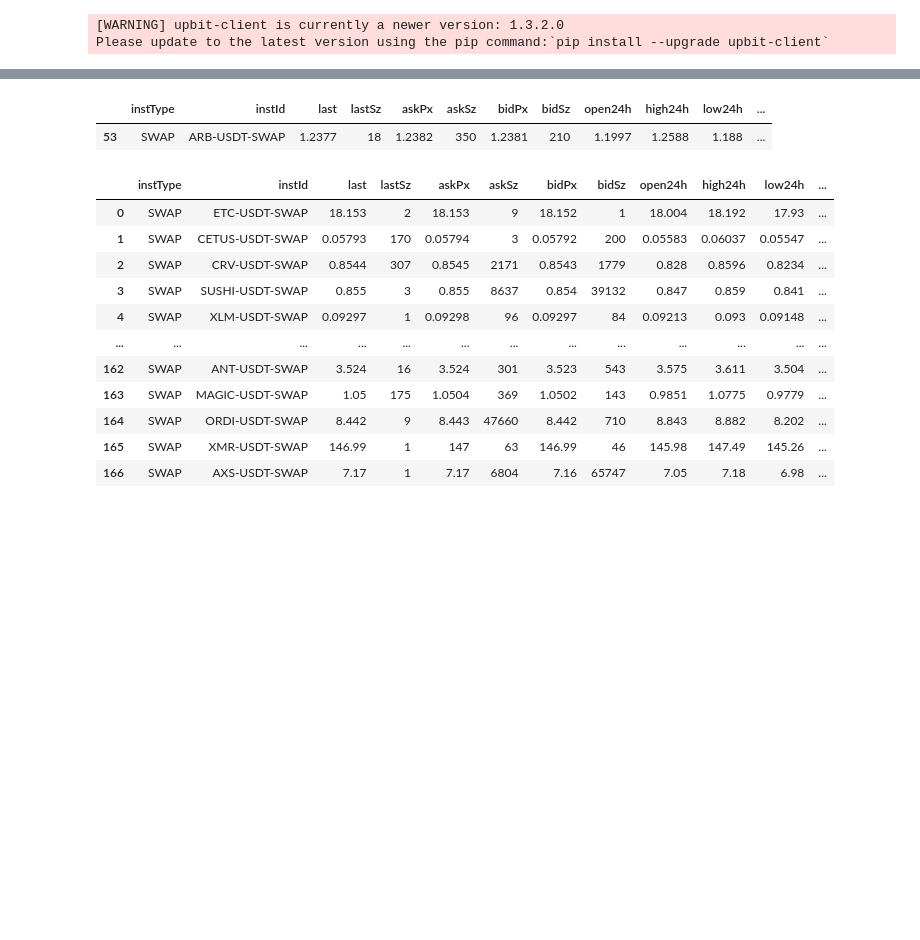
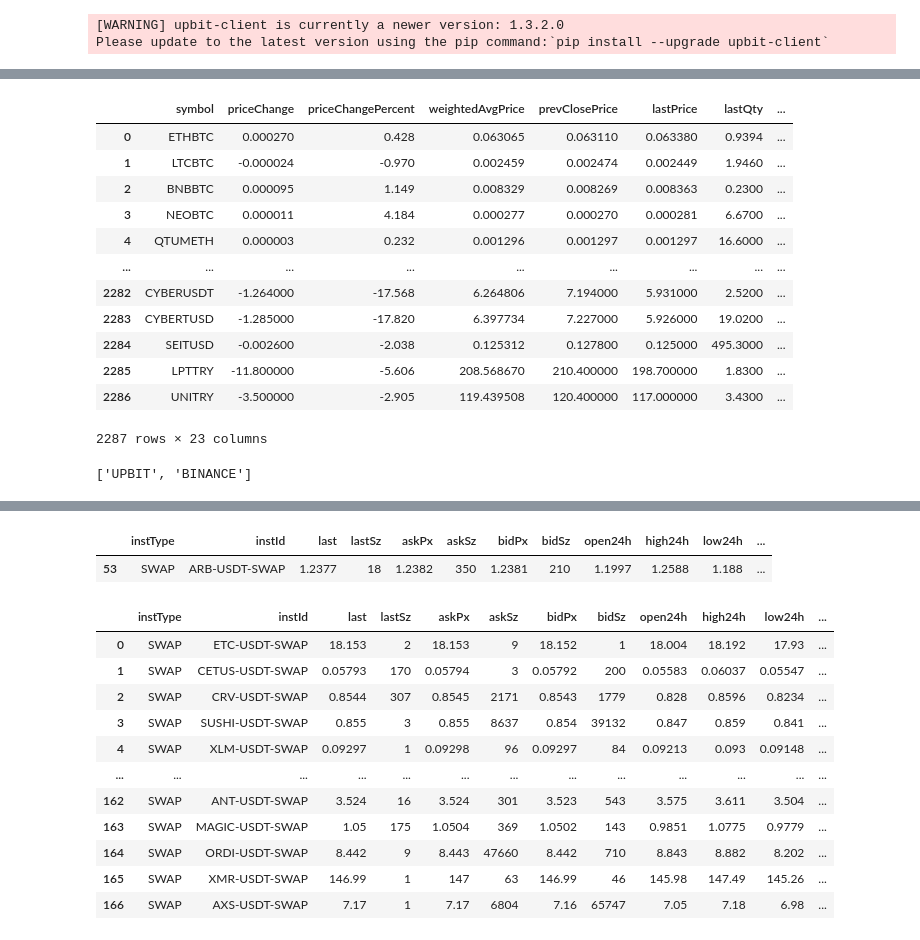
Before and after one commit to charlie115/act, a Jupyter notebook: exchange_plugin/test_plugins.ipynb, the cells around one changed output, grey strips where cells are left out. Saved outputs shown, nothing was run; the diff lists cells and outputs as text; code cells hidden in the pictures; blank space fills up the shorter version.

```diff
--- a/exchange_plugin/test_plugins.ipynb
+++ b/exchange_plugin/test_plugins.ipynb
@@ -124,0 +157,24 @@ upbit_client = InitUpbitAdaptor()
+# %%
+exchange_info_df = binance_adaptor.spot_exchange_info()
+df = pd.DataFrame(binance_adaptor.pub_client.get_ticker())
+df = df.applymap(lambda x: pd.to_numeric(x, errors='ignore'))
+# %%
+df.merge(exchange_info_df[['symbol','baseAsset','quoteAsset']], on='symbol', how='inner')
+# %% [output]
+|  | symbol | priceChange | priceChangePercent | weightedAvgPrice | prevClosePrice | lastPrice | lastQty | ... |
+| 0 | ETHBTC | 0.000270 | 0.428 | 0.063065 | 0.063110 | 0.063380 | 0.9394 | ... |
+| 1 | LTCBTC | -0.000024 | -0.970 | 0.002459 | 0.002474 | 0.002449 | 1.9460 | ... |
+| 2 | BNBBTC | 0.000095 | 1.149 | 0.008329 | 0.008269 | 0.008363 | 0.2300 | ... |
+| 3 | NEOBTC | 0.000011 | 4.184 | 0.000277 | 0.000270 | 0.000281 | 6.6700 | ... |
+| 4 | QTUMETH | 0.000003 | 0.232 | 0.001296 | 0.001297 | 0.001297 | 16.6000 | ... |
+| ... | ... | ... | ... | ... | ... | ... | ... | ... |
+| 2282 | CYBERUSDT | -1.264000 | -17.568 | 6.264806 | 7.194000 | 5.931000 | 2.5200 | ... |
+| 2283 | CYBERTUSD | -1.285000 | -17.820 | 6.397734 | 7.227000 | 5.926000 | 19.0200 | ... |
+| 2284 | SEITUSD | -0.002600 | -2.038 | 0.125312 | 0.127800 | 0.125000 | 495.3000 | ... |
+| 2285 | LPTTRY | -11.800000 | -5.606 | 208.568670 | 210.400000 | 198.700000 | 1.8300 | ... |
+| 2286 | UNITRY | -3.500000 | -2.905 | 119.439508 | 120.400000 | 117.000000 | 3.4300 | ... |
+2287 rows × 23 columns
+# %%
+list(enabled_markets_dict.keys())
+# %% [output]
+['UPBIT', 'BINANCE']
```
Also changed, not shown: parts of 20 cells of this notebook, 8 other files.
